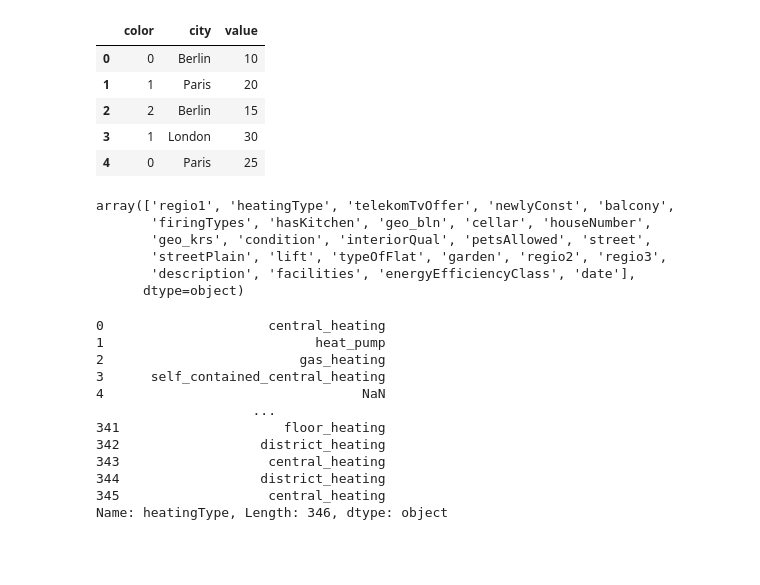
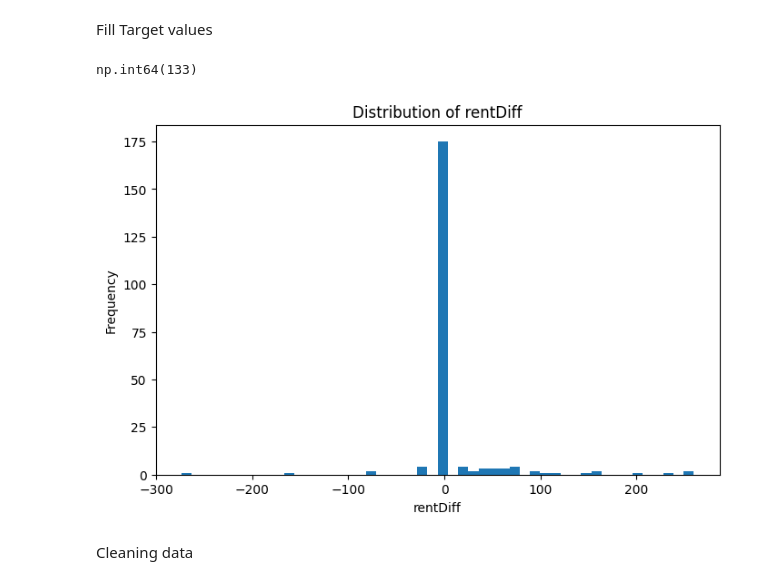
Before and after one commit to paulme14/enn_mini_lab_1, a Jupyter notebook: notebooks/from_exercise.ipynb, the cells around one changed output. Drawn from its saved outputs; the diff is of its cells as text; code cells hidden in the pictures; blank space fills up the shorter version.

```diff
--- a/notebooks/from_exercise.ipynb
+++ b/notebooks/from_exercise.ipynb
@@ -50,0 +8,10 @@ df
+# %%
+# Import
+df = pd.read_csv('../data/train.csv')
+
+#Drop obivious bad columns
+cols_to_drop = ['regio1', 'geo_bln', 'houseNumber', 'geo_krs', 'street', 'streetPlain', 'regio2', 'regio3', 'description', 'facilities', 'date', 'yearConstructedRange', 'baseRentRange', 'noRoomsRange', 'livingSpaceRange']
+
+df = df.drop(columns=cols_to_drop)
+
+df
@@ -50,0 +32,19 @@ df
+# %% [markdown]
+Fill Target values
+# %%
+df['totalRent'].isna().sum()
+# %% [output]
+np.int64(133)
+# %%
+# Durch baseRent + serviceCharge + heatingCosts lässt sich die totalRent relativ gut erklären
+df['rentDiff'] = df['totalRent'] - df['baseRent'] - df['serviceCharge'].fillna(0) - df['heatingCosts'].fillna(0)
+plt.figure(figsize=(8,5))
+plt.hist(df["rentDiff"].dropna(), bins=50)
+plt.xlabel("rentDiff")
+plt.ylabel("Frequency")
+plt.title("Distribution of rentDiff")
+plt.show()
+
+df = df.drop(columns=['rentDiff'])
+# %% [output]
+[figure, added]
@@ -51,2 +57,4 @@ df
+# %% [markdown]
+Cleaning data
 # %%
 def col_encoder(df: pd.DataFrame, col: str) -> tuple[pd.DataFrame, dict]:
@@ -54,21 +62,4 @@ def col_encoder(df: pd.DataFrame, col: str) -> tuple[pd.DataFrame, dict]:
 
     return df, dict(enumerate(mapping))
-# %%
-df, mapping = col_encoder(df_test, 'color')
-df
-# %% [output]
-|  | color | city | value |
-| 0 | 0 | Berlin | 10 |
-| 1 | 1 | Paris | 20 |
-| 2 | 2 | Berlin | 15 |
-| 3 | 1 | London | 30 |
-| 4 | 0 | Paris | 25 |
 # %%
-df.select_dtypes(exclude='number').columns.to_numpy()
+df_cols_nono_num = df.select_dtypes(exclude='number').columns.to_list()
-# %% [output]
-array(['regio1', 'heatingType', 'telekomTvOffer', 'newlyConst', 'balcony',
-       'firingTypes', 'hasKitchen', 'geo_bln', 'cellar', 'houseNumber',
-       'geo_krs', 'condition', 'interiorQual', 'petsAllowed', 'street',
-       'streetPlain', 'lift', 'typeOfFlat', 'garden', 'regio2', 'regio3',
-       'description', 'facilities', 'energyEfficiencyClass', 'date'],
-      dtype=object)
@@ -79,15 +65,0 @@ none_num_cols = ['heatingType', 'telekomTvOffer', 'newlyConst', 'balcony',
-# %%
-df['heatingType']
-# %% [output]
-0                     central_heating
-1                           heat_pump
-2                         gas_heating
-3      self_contained_central_heating
-4                                 NaN
-                    ...
-341                     floor_heating
-342                  district_heating
-343                   central_heating
-344                  district_heating
-345                   central_heating
-Name: heatingType, Length: 346, dtype: object
```
Also changed, not shown: parts of 26 cells of this notebook.
